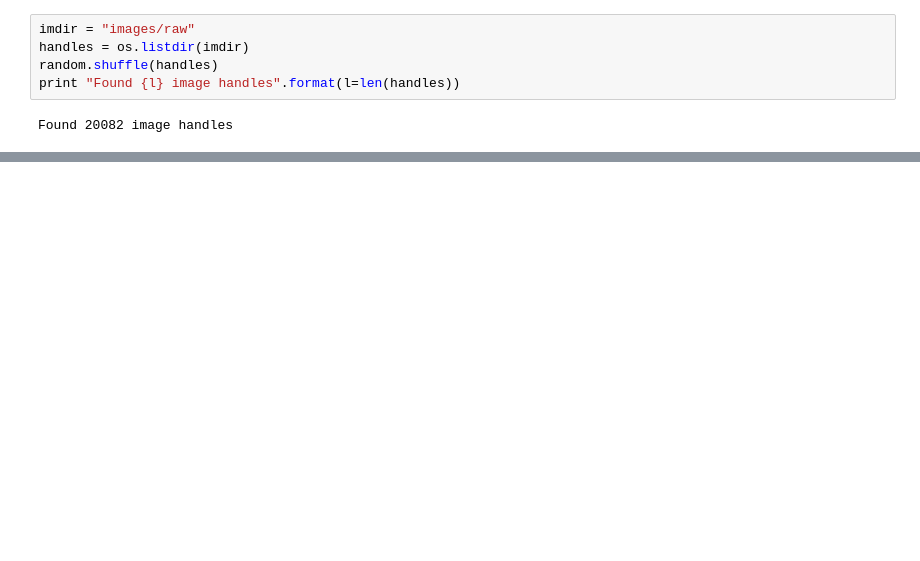
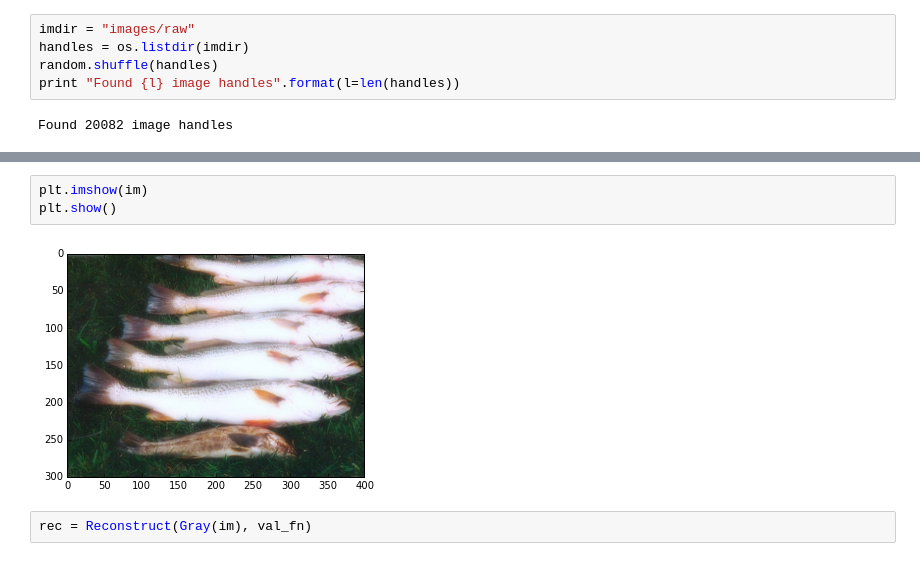
Before and after one commit to jeffschecter/colorize, a Jupyter notebook: Colorization using a Source Image.ipynb, the cells around one changed output, grey strips where cells are left out. Drawn from its saved outputs; the diff is of its cells as text; blank space fills up the shorter version.

```diff
--- a/Colorization using a Source Image.ipynb
+++ b/Colorization using a Source Image.ipynb
@@ -36,0 +189,7 @@ Found 20082 image handles
+# %%
+plt.imshow(im)
+plt.show()
+# %% [output]
+[figure, added]
+# %%
+rec = Reconstruct(Gray(im), val_fn)
```
Also changed, not shown: parts of 8 cells of this notebook.
